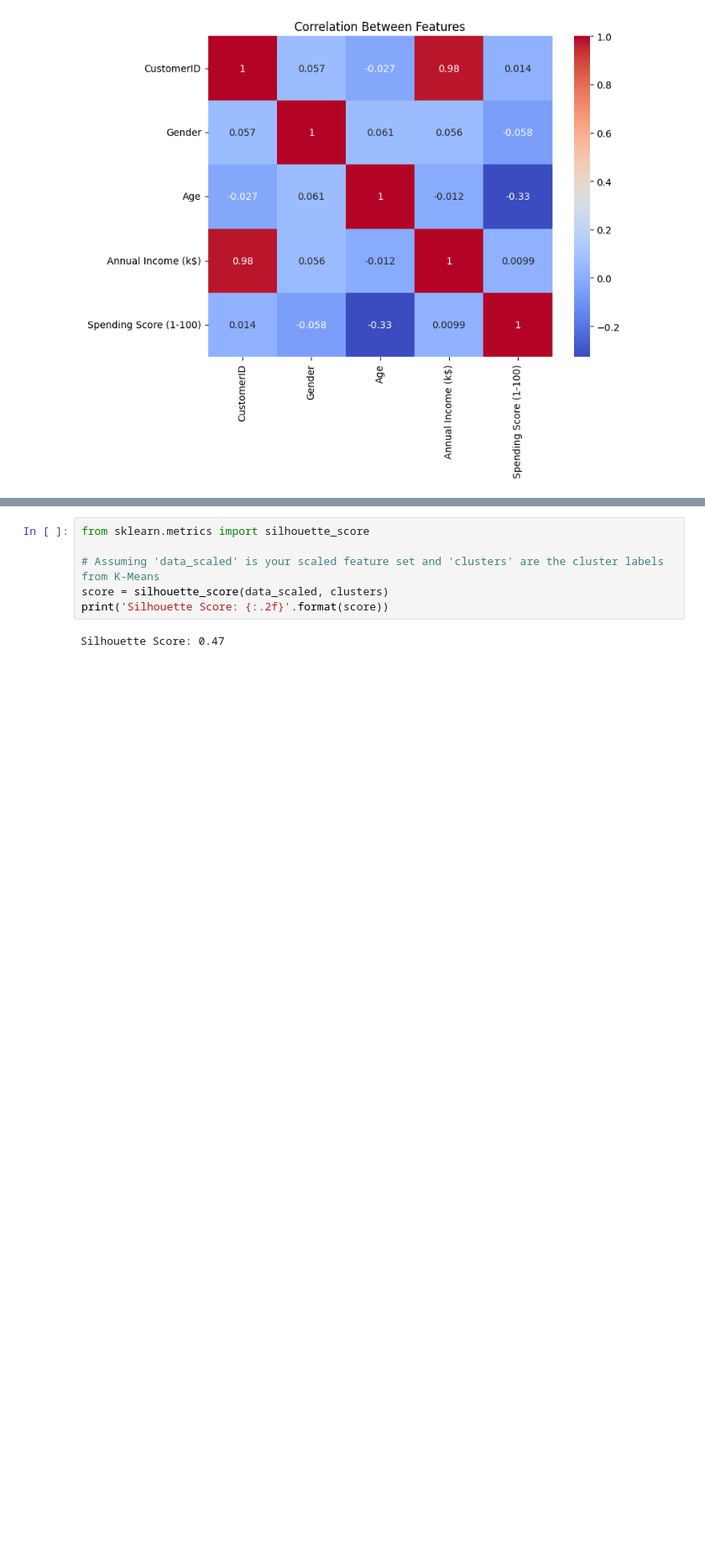
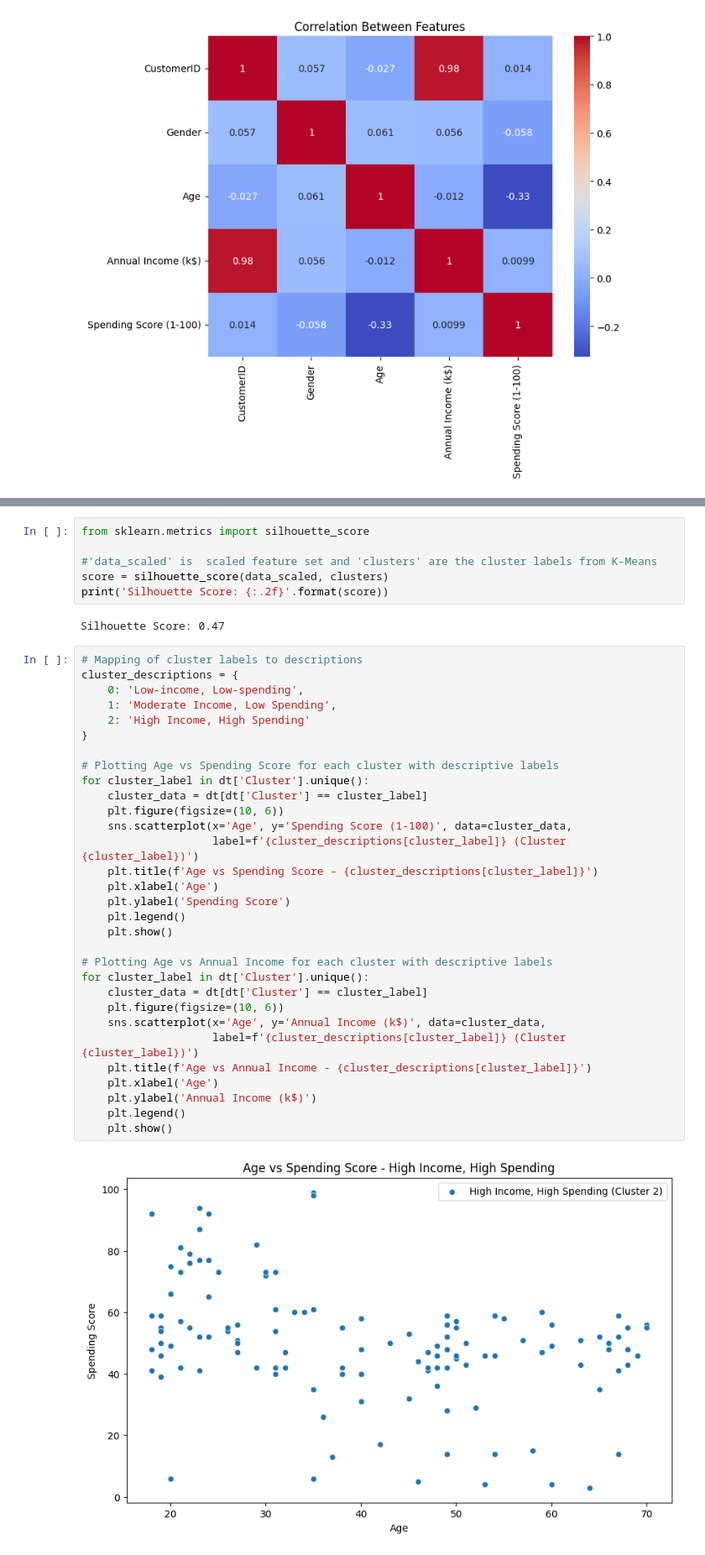
Before and after one commit to hamasakram/K-Means, a Jupyter notebook: K-means.ipynb, the cells around one changed output, grey strips where cells are left out. Shown at 84% size. Cells and saved outputs as stored; diff of their text form; blank space fills up the shorter version.

Commit message:
K-Means

```diff
--- a/K-means.ipynb
+++ b/K-means.ipynb
@@ -110,8 +112,41 @@ plt.show()
 # %%
 from sklearn.metrics import silhouette_score
 
-# Assuming 'data_scaled' is your scaled feature set and 'clusters' are the cluster labels from K-Means
+#'data_scaled' is  scaled feature set and 'clusters' are the cluster labels from K-Means
 score = silhouette_score(data_scaled, clusters)
 print('Silhouette Score: {:.2f}'.format(score))
 # %% [output]
 Silhouette Score: 0.47
+# %%
+# Mapping of cluster labels to descriptions
+cluster_descriptions = {
+    0: 'Low-income, Low-spending',
+    1: 'Moderate Income, Low Spending',
+    2: 'High Income, High Spending'
+}
+
+# Plotting Age vs Spending Score for each cluster with descriptive labels
+for cluster_label in dt['Cluster'].unique():
+    cluster_data = dt[dt['Cluster'] == cluster_label]
+    plt.figure(figsize=(10, 6))
+    sns.scatterplot(x='Age', y='Spending Score (1-100)', data=cluster_data,
+                    label=f'{cluster_descriptions[cluster_label]} (Cluster {cluster_label})')
+    plt.title(f'Age vs Spending Score - {cluster_descriptions[cluster_label]}')
+    plt.xlabel('Age')
+    plt.ylabel('Spending Score')
+    plt.legend()
+    plt.show()
+
+# Plotting Age vs Annual Income for each cluster with descriptive labels
+for cluster_label in dt['Cluster'].unique():
+    cluster_data = dt[dt['Cluster'] == cluster_label]
+    plt.figure(figsize=(10, 6))
+    sns.scatterplot(x='Age', y='Annual Income (k$)', data=cluster_data,
+                    label=f'{cluster_descriptions[cluster_label]} (Cluster {cluster_label})')
+    plt.title(f'Age vs Annual Income - {cluster_descriptions[cluster_label]}')
+    plt.xlabel('Age')
+    plt.ylabel('Annual Income (k$)')
+    plt.legend()
+    plt.show()
+# %% [output]
+[figure, added]
```
Also changed, not shown: parts of 9 cells of this notebook, 1 other file.
